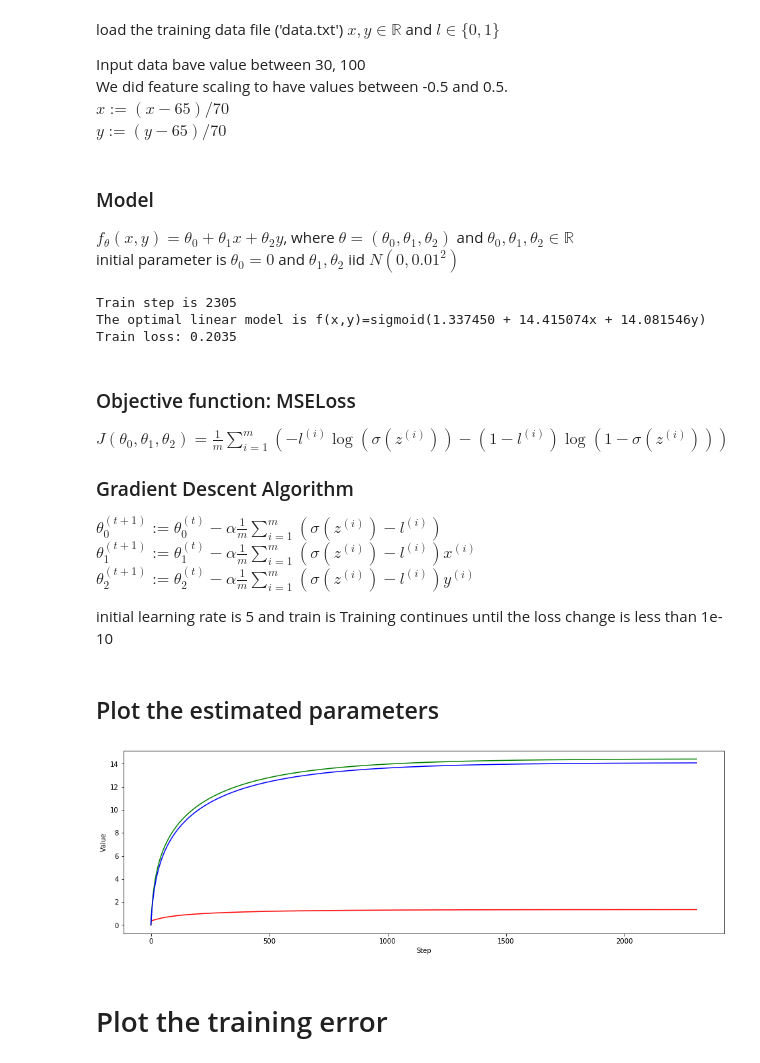
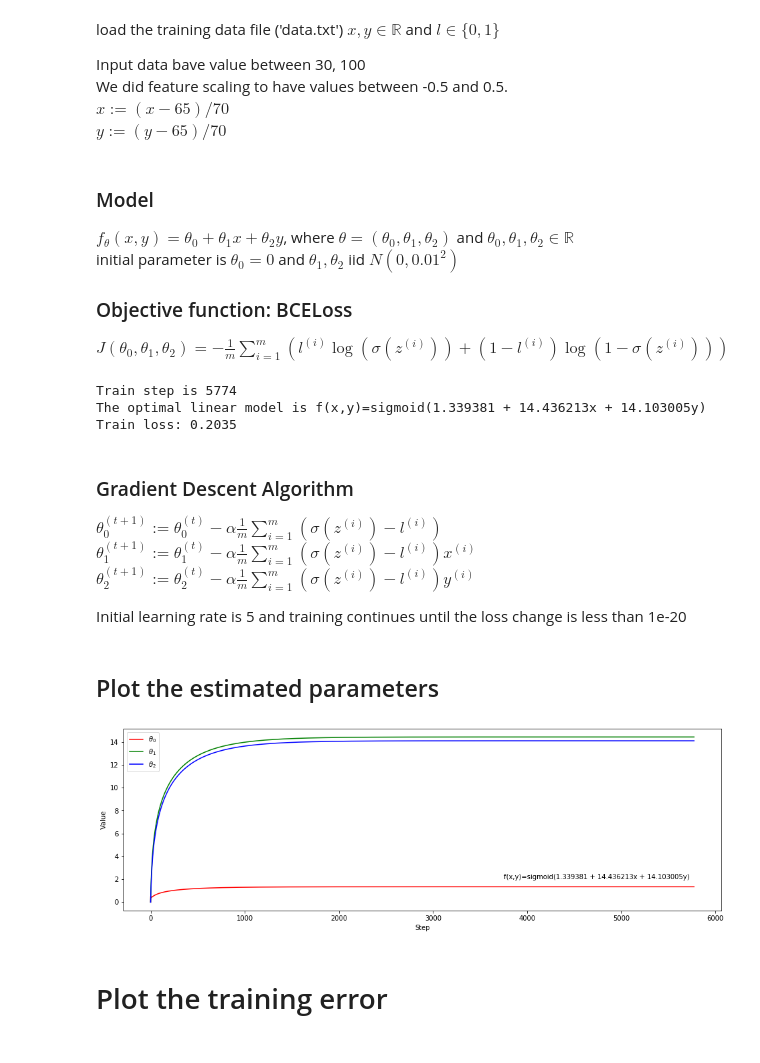
Before and after one commit to wonbeomjang/CAU54161-Machine-learning-class, a Jupyter notebook: Assignment_05/Assignment_05.ipynb, the cells around one changed output. Drawn from its saved outputs; the diff is of its cells as text; code cells hidden in the pictures.

```diff
--- a/Assignment_05/Assignment_05.ipynb
+++ b/Assignment_05/Assignment_05.ipynb
@@ -66,6 +65,9 @@ def BCELoss(pred: np.ndarray, label: np.ndarray):
 ### Model
 $f_\theta(x, y) = \theta_0 + \theta_1 x + \theta_2 y $, where $\theta = (\theta_0, \theta_1, \theta_2)$ and $\theta_0, \theta_1, \theta_2 \in \mathbb{R}$
 initial parameter is $\theta_0 = 0$ and $\theta_1, \theta_2$ iid $N(0, 0.01^2)$
+
+### Objective function: BCELoss
+$J(\theta_0, \theta_1, \theta_2) = -\frac{1}{m} \sum_{i=1}^m (l^{(i)} \log(\sigma(z^{(i)})) + (1 - l^{(i)}) \log(1 - \sigma(z^{(i)}))  )$
 # %%
 learning_rate = 5
 
@@ -75,7 +77,7 @@ losses = []
 weights = []
 biases = []
 step = 0
-e = 1e-9
+e = 1e-20
 
 while(step < 2 or losses[-2] - losses[-1] > e):
     # BCELoss
@@ -106,32 +108,30 @@ print(f'Train step is {step}')
 print(f'The optimal linear model is {model}')
 print(f'Train loss: {loss:.4f}')
 # %% [output]
-Train step is 2305
-The optimal linear model is f(x,y)=sigmoid(1.337450 + 14.415074x + 14.081546y)
+Train step is 5774
+The optimal linear model is f(x,y)=sigmoid(1.339381 + 14.436213x + 14.103005y)
 Train loss: 0.2035
 # %% [markdown]
-### Objective function: MSELoss
-$J(\theta_0, \theta_1, \theta_2) = \frac{1}{m} \sum_{i=1}^m ( - l^{(i)} \log(\sigma(z^{(i)})) - (1 - l^{(i)}) \log(1 - \sigma(z^{(i)}))  )$
-
 ### Gradient Descent Algorithm
 $\theta_0^{(t+1)} := \theta_0^{(t)} - \alpha \frac{1}{m} \sum_{i=1}^{m} (\sigma(z^{(i)}) - l^{(i)})$
 $\theta_1^{(t+1)} := \theta_1^{(t)} - \alpha \frac{1}{m} \sum_{i=1}^{m} (\sigma(z^{(i)}) - l^{(i)}) x^{(i)}$
 $\theta_2^{(t+1)} := \theta_2^{(t)} - \alpha \frac{1}{m} \sum_{i=1}^{m} (\sigma(z^{(i)}) - l^{(i)}) y^{(i)}$
 
-initial learning rate is 5 and train is Training continues until the loss change is less than 1e-10
+Initial learning rate is 5 and training continues until the loss change is less than 1e-20
 # %% [markdown]
 ## Plot the estimated parameters
 # %%
 plt.figure(figsize=(16, 5))
-plt.plot(biases, color='red')
-plt.plot(weights[:, 0], color='green')
-plt.plot(weights[:, 1], color='blue')
-
+plt.plot(biases, color='red', label=r'$\theta_0$')
+plt.plot(weights[:, 0], color='green', label=r'$\theta_1$')
+plt.plot(weights[:, 1], color='blue', label=r'$\theta_2$')
+plt.text(len(weights) * 0.65, 2, model)
 plt.xlabel('Step')
 plt.ylabel('Value')
+plt.legend()
 plt.show()
 # %% [output]
-[figure, old version]
+[figure, new version]
 # %% [markdown]
 # Plot the training error
 # %%
```
Also changed, not shown: parts of 10 cells of this notebook.
